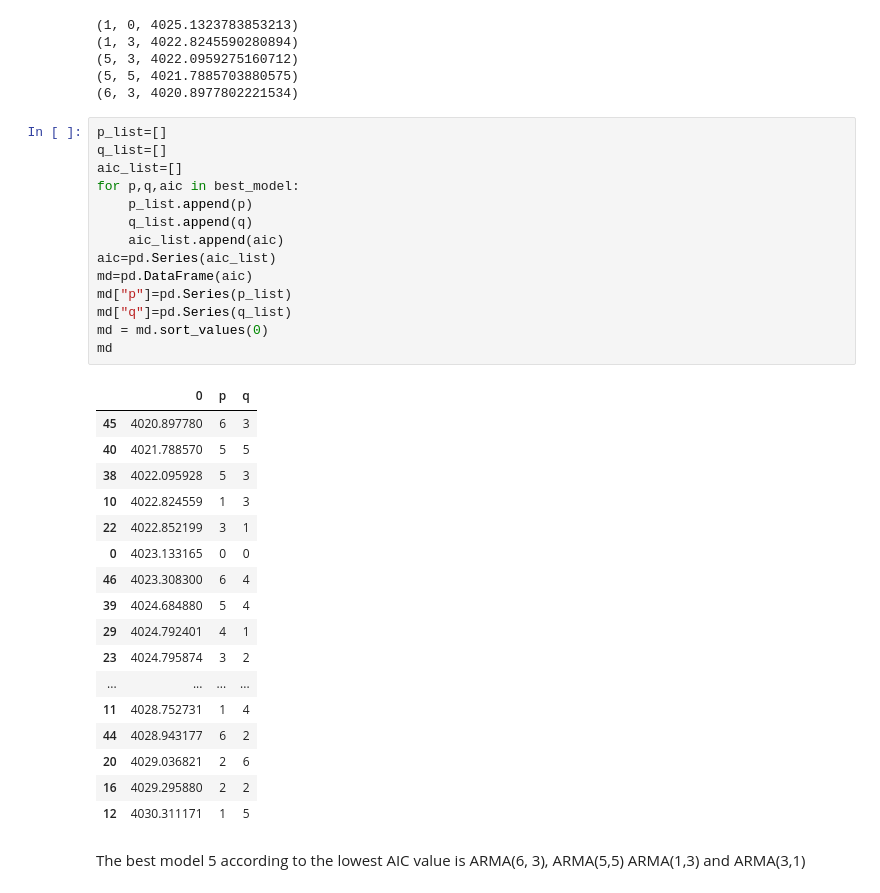
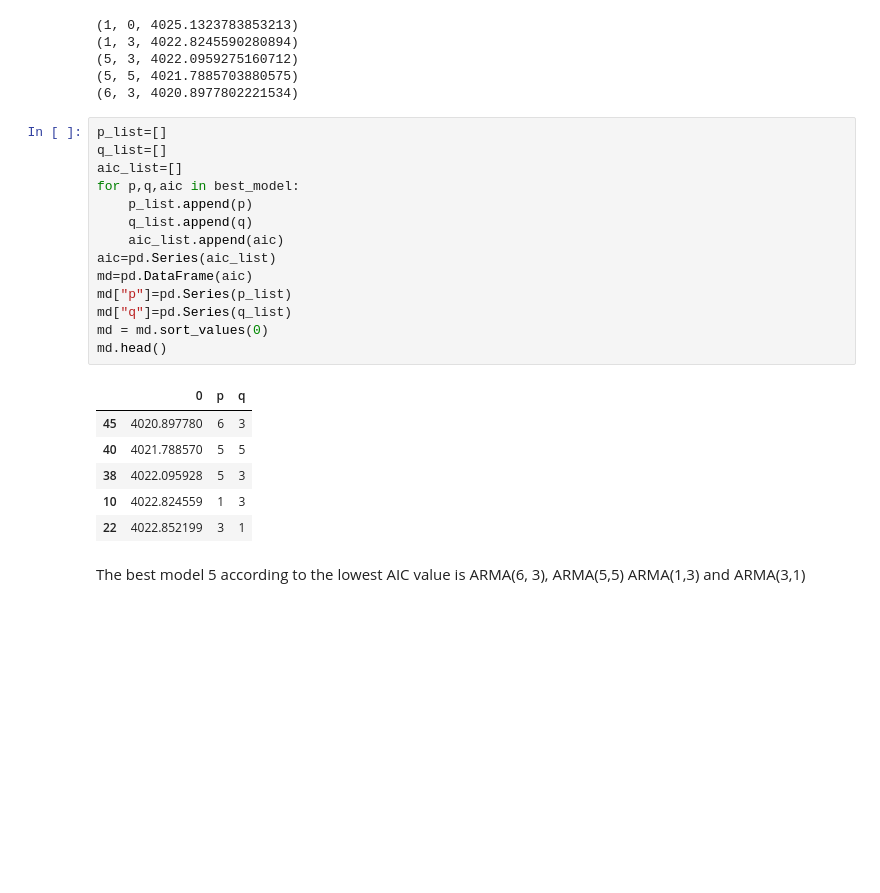
Before and after one commit to sid781/Market-Microstructure, a Jupyter notebook: Forecasting.ipynb, the cells around one changed output. Drawn from its saved outputs; the diff is of its cells as text; blank space fills up the shorter version.

```diff
--- a/Forecasting.ipynb
+++ b/Forecasting.ipynb
@@ -284,35 +284,24 @@ for p in range(0, 7):
 # %%
 p_list=[]
 q_list=[]
 aic_list=[]
 for p,q,aic in best_model:
     p_list.append(p)
     q_list.append(q)
     aic_list.append(aic)
 aic=pd.Series(aic_list)
 md=pd.DataFrame(aic)
 md["p"]=pd.Series(p_list)
 md["q"]=pd.Series(q_list)
 md = md.sort_values(0)
-md
+md.head()
 # %% [output]
 |  | 0 | p | q |
 | 45 | 4020.897780 | 6 | 3 |
 | 40 | 4021.788570 | 5 | 5 |
 | 38 | 4022.095928 | 5 | 3 |
 | 10 | 4022.824559 | 1 | 3 |
 | 22 | 4022.852199 | 3 | 1 |
-| 0 | 4023.133165 | 0 | 0 |
-| 46 | 4023.308300 | 6 | 4 |
-| 39 | 4024.684880 | 5 | 4 |
-| 29 | 4024.792401 | 4 | 1 |
-| 23 | 4024.795874 | 3 | 2 |
-| ... | ... | ... | ... |
-| 11 | 4028.752731 | 1 | 4 |
-| 44 | 4028.943177 | 6 | 2 |
-| 20 | 4029.036821 | 2 | 6 |
-| 16 | 4029.295880 | 2 | 2 |
-| 12 | 4030.311171 | 1 | 5 |
 # %% [markdown]
 The best model 5 according to the lowest AIC value is ARMA(6, 3), ARMA(5,5) ARMA(1,3) and ARMA(3,1)
 # %% [markdown]
```
Also changed, not shown: parts of 1 cell of this notebook.
